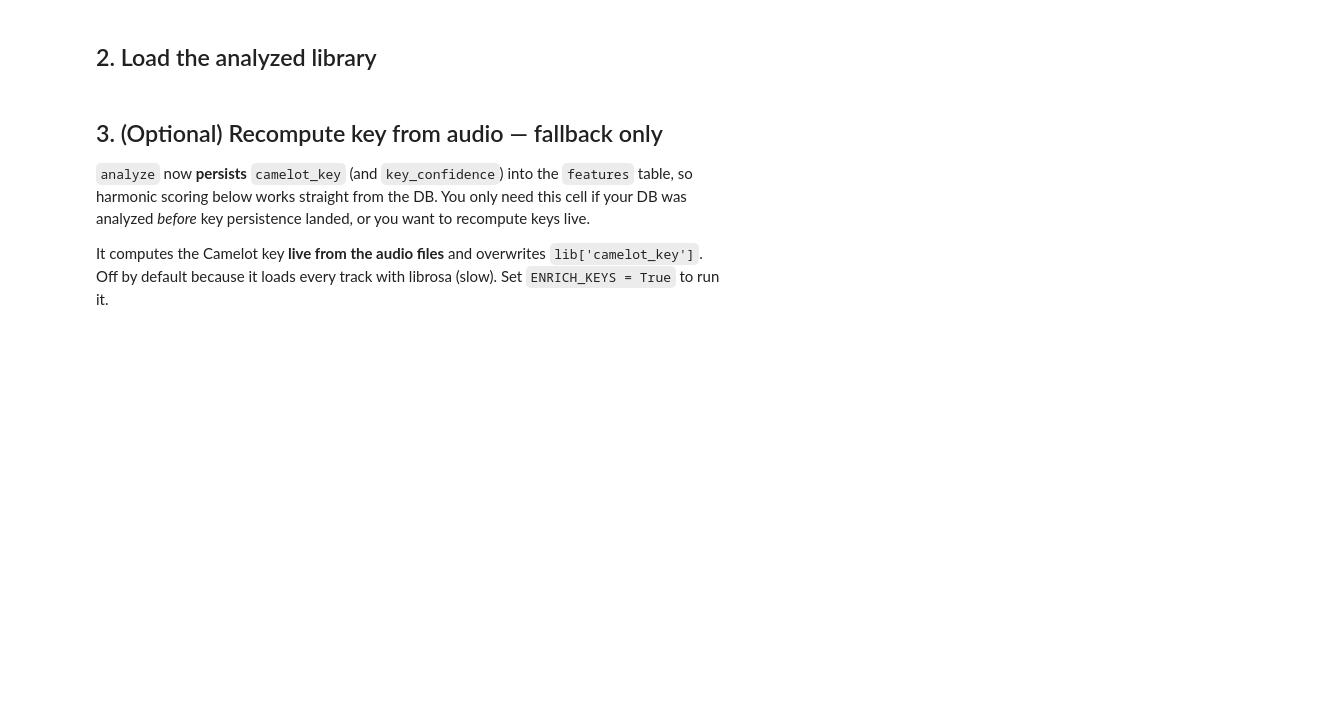
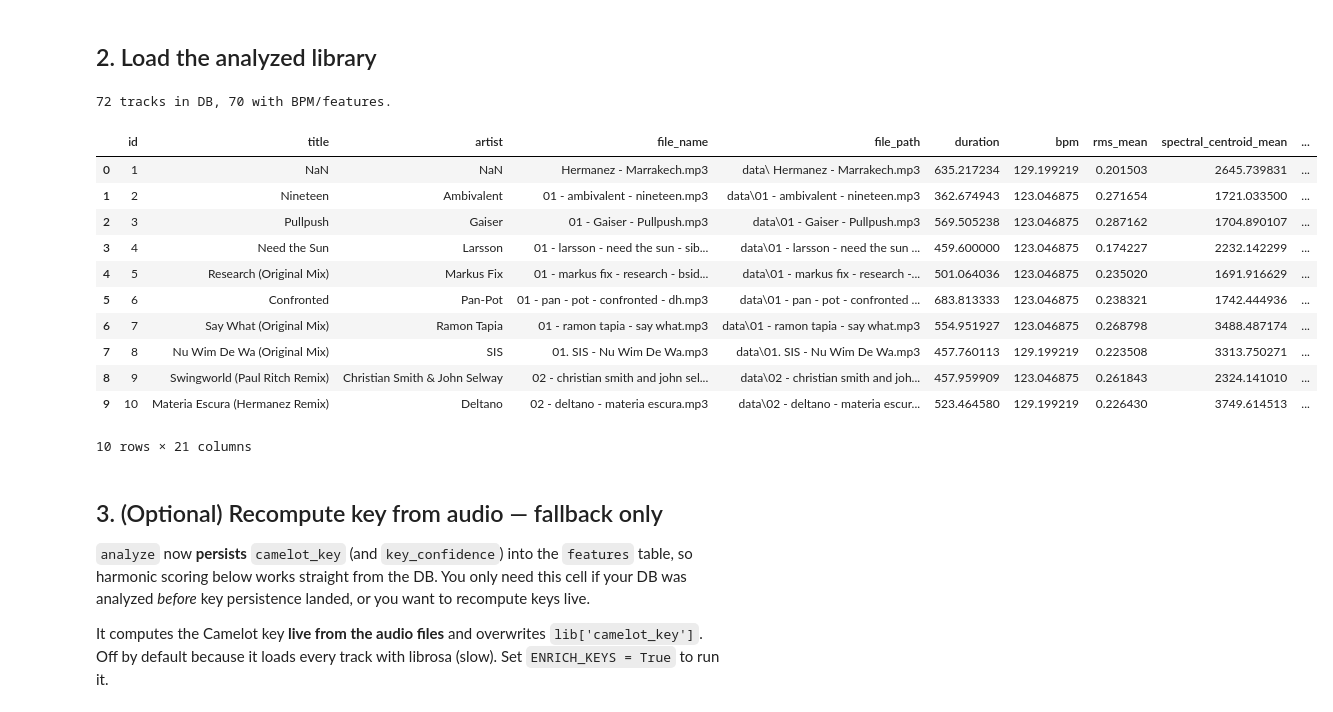
Before and after one commit to laceto/djia, a Jupyter notebook: DJIA_Track_Pairing.ipynb, the cells around one changed output. Saved outputs shown, nothing was run; the diff lists cells and outputs as text; code cells hidden in the pictures; blank space fills up the shorter version.

```diff
--- a/DJIA_Track_Pairing.ipynb
+++ b/DJIA_Track_Pairing.ipynb
@@ -52,34 +54,48 @@ def load_library(db_path=DB_PATH):
     if not os.path.exists(db_path):
         raise FileNotFoundError(f'No DB at {db_path}. Run: python -m src.cli analyze data/')
     conn = sqlite3.connect(db_path); conn.row_factory = sqlite3.Row
     try:
         # Detect whether a key column was ever added to features (not in the stock schema)
         fcols = {r['name'] for r in conn.execute('PRAGMA table_info(features)')}
         key_expr = 'f.camelot_key' if 'camelot_key' in fcols else ('f.key' if 'key' in fcols else 'NULL')
         rows = conn.execute(f'''
-            SELECT t.id, t.title, t.artist, t.file_name, t.duration,
+            SELECT t.id, t.title, t.artist, t.file_name, t.file_path, t.duration,
                    f.bpm, f.rms_mean, f.spectral_centroid_mean, f.spectral_rolloff_mean,
                    f.harmonic_ratio, f.percussive_ratio, f.chroma_variance, f.chroma_entropy,
                    {key_expr} AS camelot_key,
                    m.dark, m.hypnotic, m.euphoric, m.aggressive, m.industrial, m.minimal
             FROM tracks t
             LEFT JOIN features f ON t.id = f.track_id
             LEFT JOIN mood     m ON t.id = m.track_id
             ORDER BY t.id
         ''').fetchall()
     finally:
         conn.close()
     df = pd.DataFrame([dict(r) for r in rows])
     return df
 
 lib = load_library()
 n_total = len(lib)
 n_ready = int(lib['bpm'].notna().sum()) if n_total else 0
 print(f'{n_total} tracks in DB, {n_ready} with BPM/features.')
 if n_ready < 2:
     print('\n⚠️  Need at least 2 fully-analyzed tracks to form pairs.')
     print('    Run:  python -m src.cli analyze data/')
 lib.head(10)
+# %% [output]
+72 tracks in DB, 70 with BPM/features.
+|  | id | title | artist | file_name | file_path | duration | bpm | rms_mean | spectral_centroid_mean | ... |
+| 0 | 1 | NaN | NaN | Hermanez - Marrakech.mp3 | data\ Hermanez - Marrakech.mp3 | 635.217234 | 129.199219 | 0.201503 | 2645.739831 | ... |
+| 1 | 2 | Nineteen | Ambivalent | 01 - ambivalent - nineteen.mp3 | data\01 - ambivalent - nineteen.mp3 | 362.674943 | 123.046875 | 0.271654 | 1721.033500 | ... |
+| 2 | 3 | Pullpush | Gaiser | 01 - Gaiser - Pullpush.mp3 | data\01 - Gaiser - Pullpush.mp3 | 569.505238 | 123.046875 | 0.287162 | 1704.890107 | ... |
+| 3 | 4 | Need the Sun | Larsson | 01 - larsson - need the sun - sib... | data\01 - larsson - need the sun ... | 459.600000 | 123.046875 | 0.174227 | 2232.142299 | ... |
+| 4 | 5 | Research (Original Mix) | Markus Fix | 01 - markus fix - research - bsid... | data\01 - markus fix - research -... | 501.064036 | 123.046875 | 0.235020 | 1691.916629 | ... |
+| 5 | 6 | Confronted | Pan-Pot | 01 - pan - pot - confronted - dh.mp3 | data\01 - pan - pot - confronted ... | 683.813333 | 123.046875 | 0.238321 | 1742.444936 | ... |
+| 6 | 7 | Say What (Original Mix) | Ramon Tapia | 01 - ramon tapia - say what.mp3 | data\01 - ramon tapia - say what.mp3 | 554.951927 | 123.046875 | 0.268798 | 3488.487174 | ... |
+| 7 | 8 | Nu Wim De Wa (Original Mix) | SIS | 01. SIS - Nu Wim De Wa.mp3 | data\01. SIS - Nu Wim De Wa.mp3 | 457.760113 | 129.199219 | 0.223508 | 3313.750271 | ... |
+| 8 | 9 | Swingworld (Paul Ritch Remix) | Christian Smith & John Selway | 02 - christian smith and john sel... | data\02 - christian smith and joh... | 457.959909 | 123.046875 | 0.261843 | 2324.141010 | ... |
+| 9 | 10 | Materia Escura (Hermanez Remix) | Deltano | 02 - deltano - materia escura.mp3 | data\02 - deltano - materia escur... | 523.464580 | 129.199219 | 0.226430 | 3749.614513 | ... |
+10 rows × 21 columns
 # %% [markdown]
 ## 3. (Optional) Recompute key from audio — fallback only
 
```
Also changed, not shown: parts of 15 cells of this notebook.
